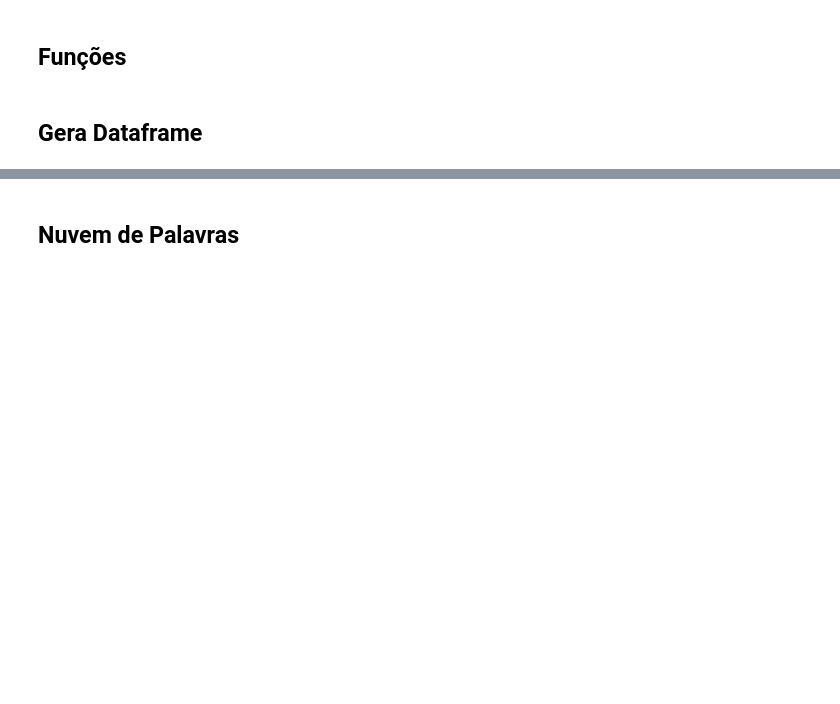
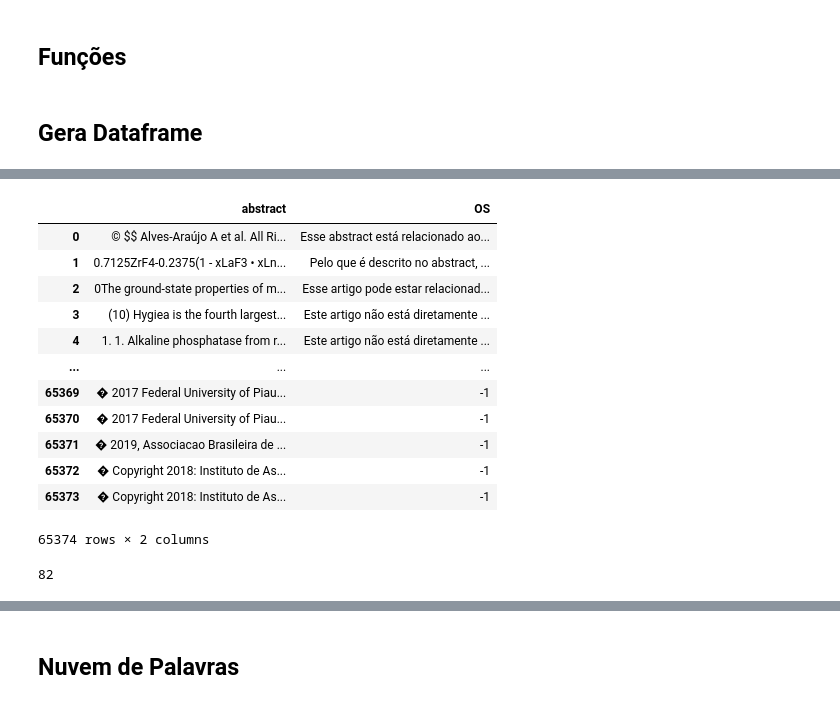
Before and after one commit to neylemkeunesp/abstracts, a Jupyter notebook: abstracts.ipynb, the cells around one changed output, grey strips where cells are left out. Cells and saved outputs as stored; diff of their text form; code cells hidden in the pictures; blank space fills up the shorter version.

```diff
--- a/abstracts.ipynb
+++ b/abstracts.ipynb
@@ -56,6 +55,6 @@ snowball=nltk.SnowballStemmer("english")
 [nltk_data]   Package punkt is already up-to-date!
 # %%
-file=open("/Users/neylemke/passwdsql.txt","r")
+file=open("passwdsql.txt","r")
 passwd=file.read()
 file.close()
 stopwords= set(stopwords.words('english'))
@@ -63,7 +72,7 @@ stopwords= set(stopwords.words('english'))
 ## Funções
 # %%
 def conecta_db():
-    con = psycopg2.connect(host='200.145.6.178', database='dw', user='scival', password=passwd[:-1])
+    con = psycopg2.connect(host='200.145.6.178', database='dw', user='scival', password=passwd[:])
     return con
 
 def consultar_db(sql):
@@ -102,0 +167,34 @@ df_bd = pd.DataFrame(reg, columns=['abstract'])
+# %%
+df_bd["OS"]=-1
+# %%
+if __name__ == '__main__':
+    rawtxt=""" Eu preciso classificar alguns artigos com respeito as ODS da Onu.
+    aqui estão os 17 Objetivos de Desenvolvimento Sustentável (ODS) da ONU:
+
+Erradicação da pobreza
+Fome zero e agricultura sustentável
+Saúde e bem-estar
+Educação de qualidade
+Igualdade de gênero
+Água limpa e saneamento
+Energia limpa e acessível
+Trabalho decente e crescimento econômico
+Indústria, inovação e infraestrutura
+Redução das desigualdades
+Cidades e comunidades sustentáveis
+Consumo e produção sustentáveis
+Ação contra a mudança global do clima
+Vida na água
+Vida terrestre
+Paz, justiça e instituições eficazes
+Parcerias e meios de implementação.
+Com qual desses objetivos esse abstratc esta relacionado:
+    """
+    l=[]
+    for i in range(201,2000):
+        try:
+            output=txtcomp(rawtxt+ df_bd.loc[i][0])
+            print(output)
+            df_bd["OS"].loc[i]=output
+        except ValueError:
+            print(txtcomp(rawtxt+ df_bd[abstract].loc[i]))
@@ -102,0 +219,16 @@ df_bd = pd.DataFrame(reg, columns=['abstract'])
+# %%
+df_bd
+# %% [output]
+|  | abstract | OS |
+| 0 | © $$ Alves-Araújo A et al. All Ri... | Esse abstract está relacionado ao... |
+| 1 | 0.7125ZrF4-0.2375(1 - xLaF3 • xLn... | Pelo que é descrito no abstract, ... |
+| 2 | 0The ground-state properties of m... | Esse artigo pode estar relacionad... |
+| 3 | (10) Hygiea is the fourth largest... | Este artigo não está diretamente ... |
+| 4 | 1. 1. Alkaline phosphatase from r... | Este artigo não está diretamente ... |
+| ... | ... | ... |
+| 65369 | � 2017 Federal University of Piau... | -1 |
+| 65370 | � 2017 Federal University of Piau... | -1 |
+| 65371 | � 2019, Associacao Brasileira de ... | -1 |
+| 65372 | � Copyright 2018: Instituto de As... | -1 |
+| 65373 | � Copyright 2018: Instituto de As... | -1 |
+65374 rows × 2 columns
@@ -102,0 +237,4 @@ df_bd = pd.DataFrame(reg, columns=['abstract'])
+# %%
+len(l)
+# %% [output]
+82
```
Also changed, not shown: parts of 14 cells of this notebook, 1 other file.
